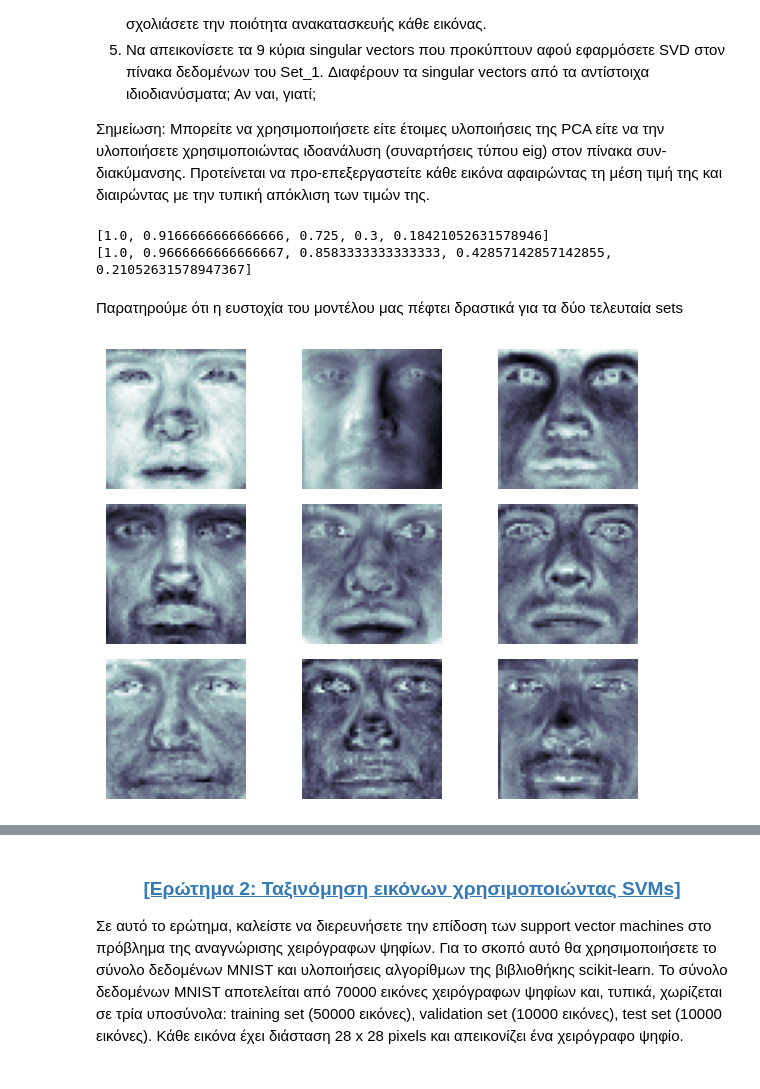
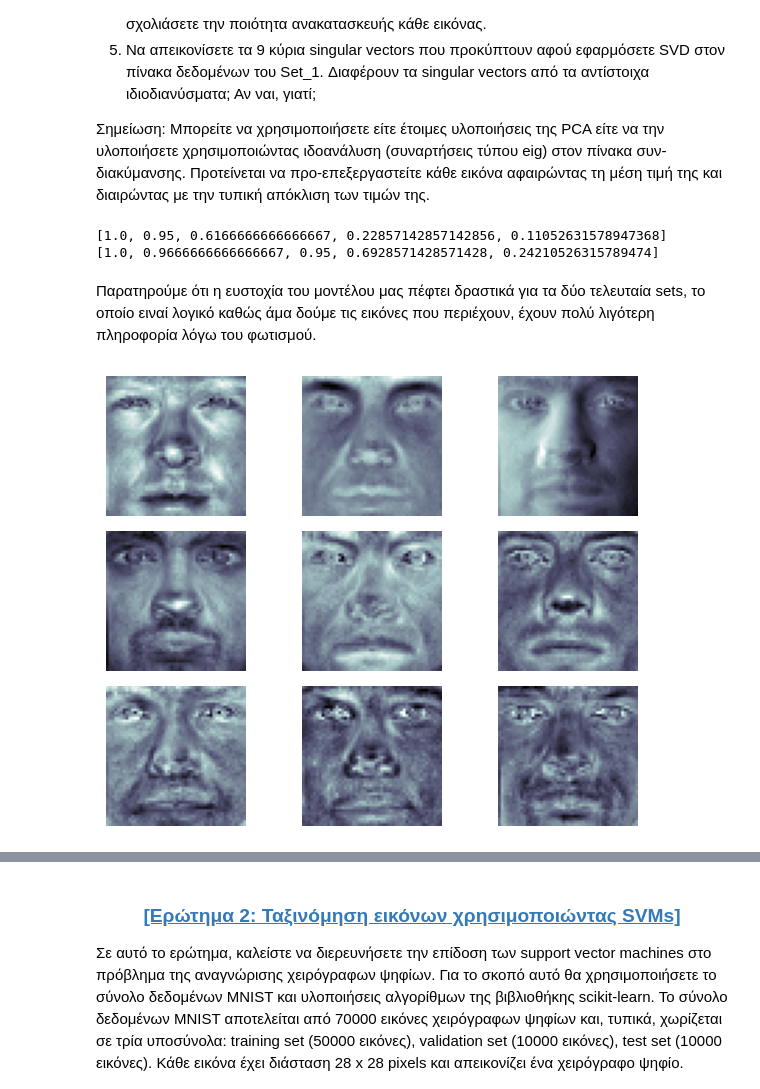
Before and after one commit to UpTheShipCreek/Machine_Learning_2, a Jupyter notebook: Panagiotopoulos_1115201700113.ipynb, the cells around one changed output, grey strips where cells are left out. Cells and saved outputs as stored; diff of their text form; code cells hidden in the pictures.

```diff
--- a/Panagiotopoulos_1115201700113.ipynb
+++ b/Panagiotopoulos_1115201700113.ipynb
@@ -92,8 +92,8 @@ def normalize_image_vector(image_vector):
     return normalized_image_vector
 # %%
 #1)Να γράψετε μία συνάρτηση loadImages(path, set_number)
+
 def loadimages(path,set_number):
-    scaler = StandardScaler()
     start,finish = sets[set_number]
     X = []
     labels = []
@@ -108,23 +108,28 @@ def loadimages(path,set_number):
             normalize_image_vector(image_vector)
             X.append(image_vector)
             labels.append(i)
-    X = np.squeeze(X)
-    X = scaler.fit_transform(X)
+    #X = np.squeeze(X)
+    #X = scaler.fit_transform(X)
     X = np.array(X).T  # Transpose to have images as columns
     labels = np.array(labels)
     return X, labels
 # %%
 #2)Να εκπαιδεύσετε την μέθοδο Eigenfaces με d = 9 και d = 30
+
 def train_and_test(d,set_number):
     #Train a classifier
     X,labels = loadimages(path,set_number)
-    pca = PCA(n_components = d)
-    pca.fit(X.T)  #obligatory fit
+    #scaler = StandardScaler()
+    #X = np.squeeze(X)
+    #X = scaler.fit_transform(X)
+    pca = PCA(n_components=d, whiten=True).fit(X.T)
     eigenvectors = pca.components_
+    eigenvalues = pca.explained_variance_
     mean = pca.mean_
     X_pc = pca.transform(X.T)
     classifier = KNeighborsClassifier(n_neighbors=1)
-    classifier.fit(X_pc,labels) #train the classifier
+    #train the classifier
+    classifier.fit(X_pc,labels)
     accuracies = []
     #Make the predictions
     for i in range(1,6):
@@ -133,33 +138,35 @@ def train_and_test(d,set_number):
         prediction = classifier.predict(images_pc)
         accuracy = accuracy_score(labels,prediction)
         accuracies.append(accuracy)
-    return accuracies,(eigenvectors,mean)
+    return accuracies,(eigenvectors,eigenvalues,mean)
 #Print the predictions for every set
-accuracies9,(eigenfaces9,mean9) = train_and_test(9,1)
-accuracies30,(eigenfaces30,mean30) = train_and_test(30,1)
+accuracies9,(eigenfaces9,eigenvalues9,mean9) = train_and_test(9,1)
+accuracies30,(eigenfaces30,eigenvalues30,mean30) = train_and_test(30,1)
 print(accuracies9)
 print(accuracies30)
 # %% [output]
-[1.0, 0.9166666666666666, 0.725, 0.3, 0.18421052631578946]
-[1.0, 0.9666666666666667, 0.8583333333333333, 0.42857142857142855, 0.21052631578947367]
+[1.0, 0.95, 0.6166666666666667, 0.22857142857142856, 0.11052631578947368]
+[1.0, 0.9666666666666667, 0.95, 0.6928571428571428, 0.24210526315789474]
 # %% [markdown]
-Παρατηρούμε ότι η ευστοχία του μοντέλου μας πέφτει δραστικά για τα δύο τελευταία sets
+Παρατηρούμε ότι η ευστοχία του μοντέλου μας πέφτει δραστικά για τα δύο τελευταία sets, το οποίο ειναί λογικό καθώς άμα δούμε τις εικόνες που περιέχουν, έχουν πολύ λιγότερη πληροφορία λόγω του φωτισμού.
 # %%
+#3)Να απεικονίσετε (σε μορφή εικόνας) τα 9 κύρια ιδιοδιανύσματα
 import matplotlib.pyplot as plt
 
-#3)Να απεικονίσετε (σε μορφή εικόνας) τα 9 κύρια ιδιοδιανύσματα
+sorted_values = np.argsort(eigenvalues30)[::-1]
+top_eigenfaces30 = eigenfaces30[sorted_values[:9]]
+
 normalized_eigenfaces = []
 for i in range(9):
-    normalized_face = eigenfaces9[i]/np.linalg.norm(eigenfaces9[i])
+    normalized_face = top_eigenfaces30[i]/np.linalg.norm(top_eigenfaces30[i])
     normalized_eigenfaces.append(normalized_face)
-
 reformatted = np.array(normalized_eigenfaces).reshape(9,50,50)
 
 for i in range(9):
     plt.subplot(3, 3, i+1)
     plt.imshow(reformatted[i], cmap='bone')
     plt.axis('off')
 plt.tight_layout()
 plt.show()
 # %% [output]
-[figure, old version]
+[figure, new version]
```
Also changed, not shown: parts of 11 cells of this notebook.
